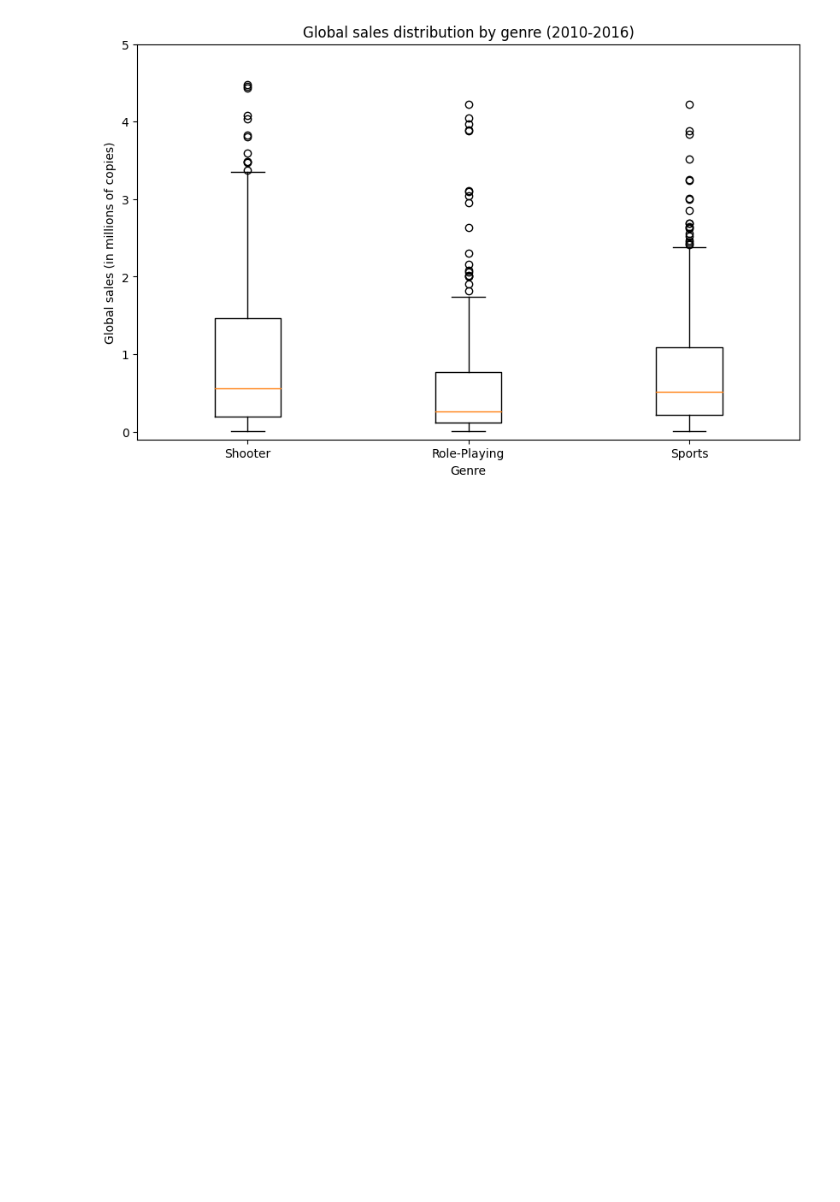
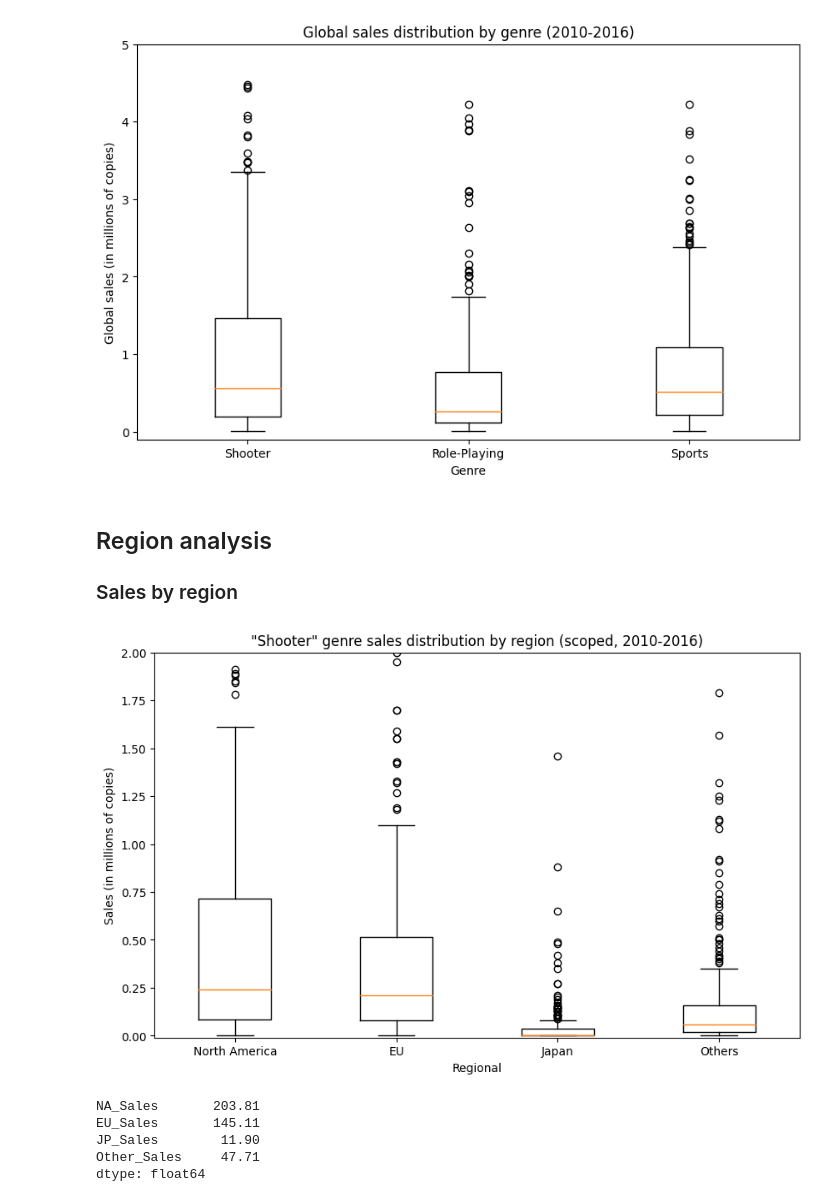
Before and after one commit to hansstanley/YongTauFoo, a Jupyter notebook: notebooks/sales_rush_kirubi.ipynb, the cells around one changed output. Cells and saved outputs as stored; diff of their text form; code cells hidden in the pictures; blank space fills up the shorter version.

Commit message:
Add rush regional analysis

```diff
--- a/notebooks/sales_rush_kirubi.ipynb
+++ b/notebooks/sales_rush_kirubi.ipynb
@@ -9,6 +9,7 @@ import matplotlib.pyplot as plt
 # %%
 # Global variables
 year_range = "2010-2016"
+figure_size = (10, 6)
 # %% [markdown]
 ## Data preparation
 
@@ -161,3 +170,32 @@ plt.title(f'Global sales distribution by genre ({year_range})')
 plt.show()
 # %% [output]
 [figure]
+# %% [markdown]
+## Region analysis
+
+### Sales by region
+# %%
+region_sales = ['NA_Sales', 'EU_Sales', 'JP_Sales', 'Other_Sales']
+region_labels = ['North America', 'EU', 'Japan', 'Others']
+# %%
+data_shooter = data_clean[data_clean['Genre'] == 'Shooter']
+# %%
+plt.figure(figsize=figure_size)
+plt.boxplot([data_shooter[region] for region in region_sales],
+            labels=region_labels)
+plt.xlabel('Regional')
+plt.ylabel('Sales (in millions of copies)')
+plt.ylim(bottom=-0.01, top=2)
+plt.title(f'"Shooter" genre sales distribution by region (scoped, {year_range})')
+plt.show()
+# %% [output]
+[figure, added]
+# %%
+data_shooter_sales_total_by_region = data_shooter.iloc[:, 5:9].sum(axis=0)
+data_shooter_sales_total_by_region
+# %% [output]
+NA_Sales       203.81
+EU_Sales       145.11
+JP_Sales        11.90
+Other_Sales     47.71
+dtype: float64
```
Also changed, not shown: parts of 4 cells of this notebook, 2 other files.
